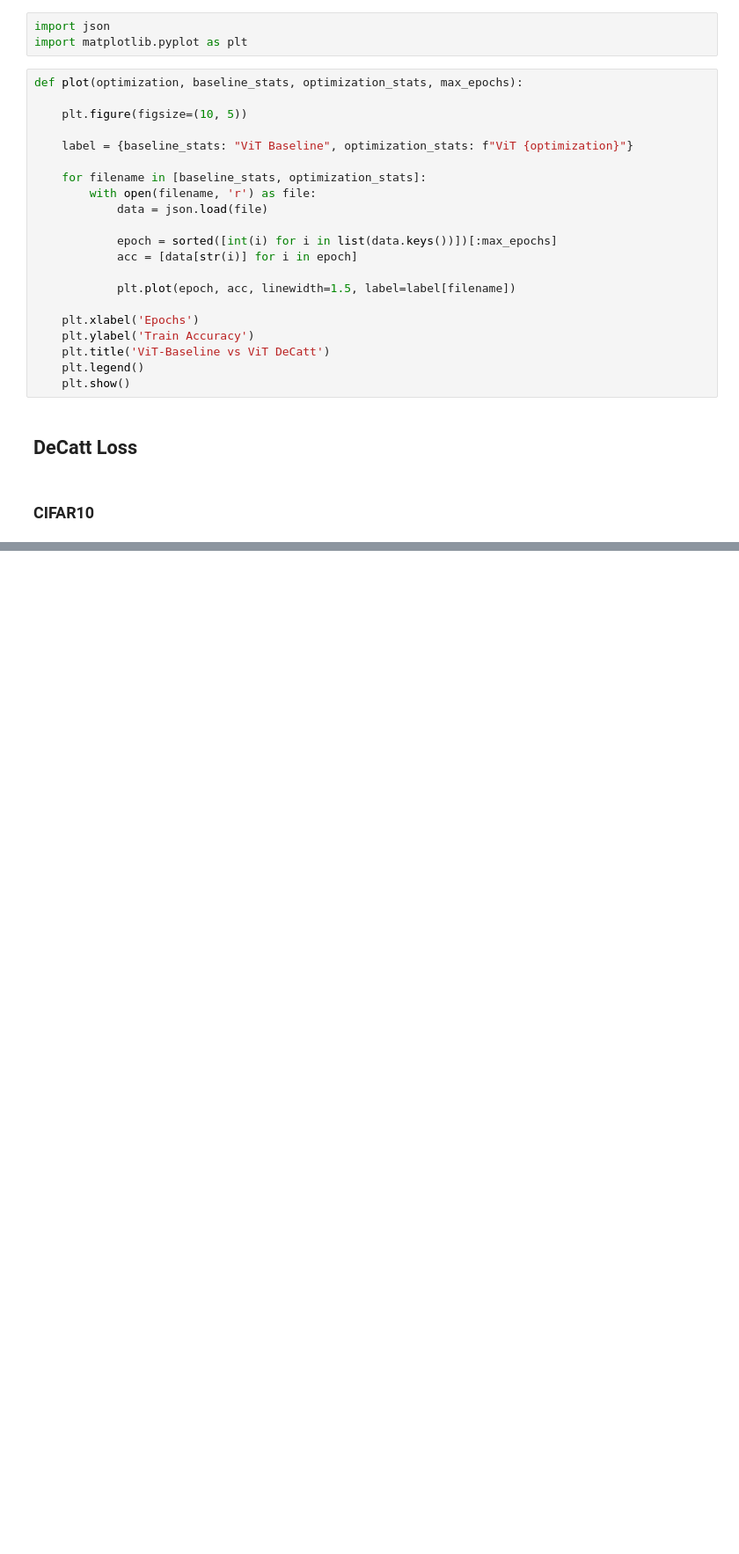
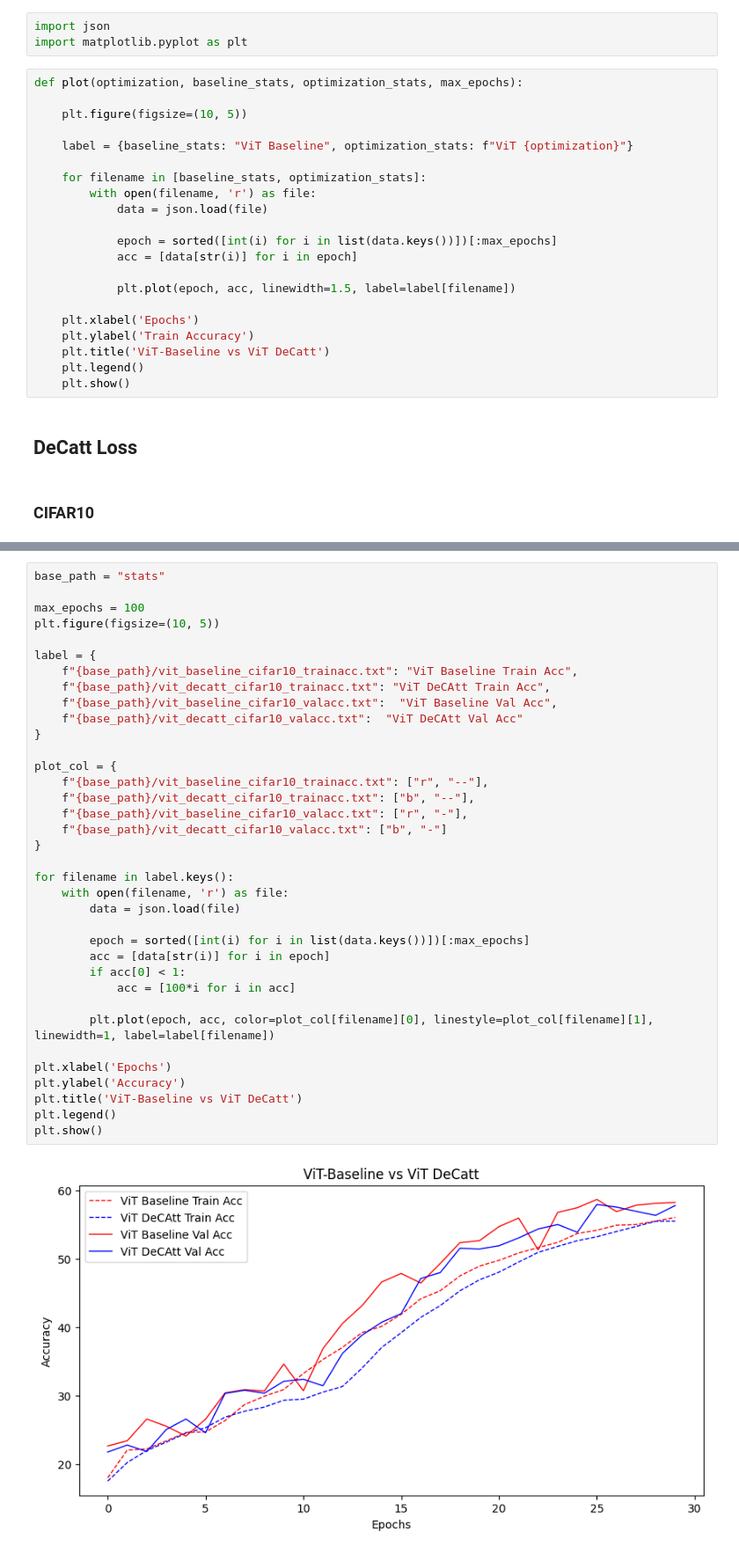
Before and after one commit to SamruddhiLahoti/ViTTrainingOptimizations, a Jupyter notebook: vit-inference.ipynb, the cells around one changed output, grey strips where cells are left out. Shown at 88% size. Cells and saved outputs as stored; diff of their text form; blank space fills up the shorter version.

```diff
--- a/vit-inference.ipynb
+++ b/vit-inference.ipynb
@@ -33 +33,39 @@ plot("DeCatt", "stats/vit_baseline_cifar10_trainacc.txt", "stats/vit_decatt_cifa
+# %%
+base_path = "stats"
+
+max_epochs = 100
+plt.figure(figsize=(10, 5))
+
+label = {
+    f"{base_path}/vit_baseline_cifar10_trainacc.txt": "ViT Baseline Train Acc",
+    f"{base_path}/vit_decatt_cifar10_trainacc.txt": "ViT DeCAtt Train Acc",
+    f"{base_path}/vit_baseline_cifar10_valacc.txt":  "ViT Baseline Val Acc",
+    f"{base_path}/vit_decatt_cifar10_valacc.txt":  "ViT DeCAtt Val Acc"
+}
+
+plot_col = {
+    f"{base_path}/vit_baseline_cifar10_trainacc.txt": ["r", "--"],
+    f"{base_path}/vit_decatt_cifar10_trainacc.txt": ["b", "--"],
+    f"{base_path}/vit_baseline_cifar10_valacc.txt": ["r", "-"],
+    f"{base_path}/vit_decatt_cifar10_valacc.txt": ["b", "-"]
+}
+
+for filename in label.keys():
+    with open(filename, 'r') as file:
+        data = json.load(file)
+
+        epoch = sorted([int(i) for i in list(data.keys())])[:max_epochs]
+        acc = [data[str(i)] for i in epoch]
+        if acc[0] < 1:
+            acc = [100*i for i in acc]
+
+        plt.plot(epoch, acc, color=plot_col[filename][0], linestyle=plot_col[filename][1], linewidth=1, label=label[filename])
+
+plt.xlabel('Epochs')
+plt.ylabel('Accuracy')
+plt.title('ViT-Baseline vs ViT DeCatt')
+plt.legend()
+plt.show()
+# %% [output]
+[figure, added]
 # %%
```
Also changed, not shown: parts of 3 cells of this notebook, 13 other files.
